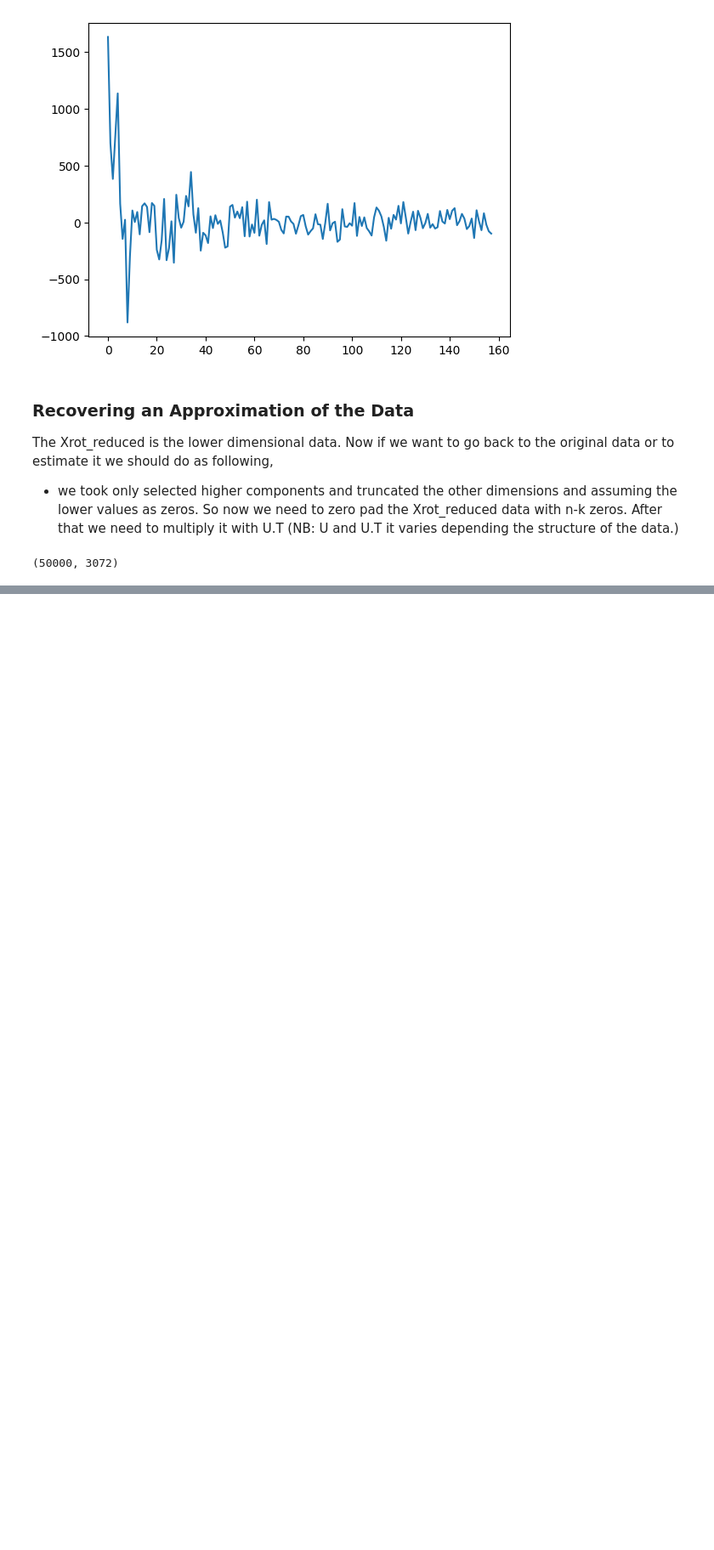
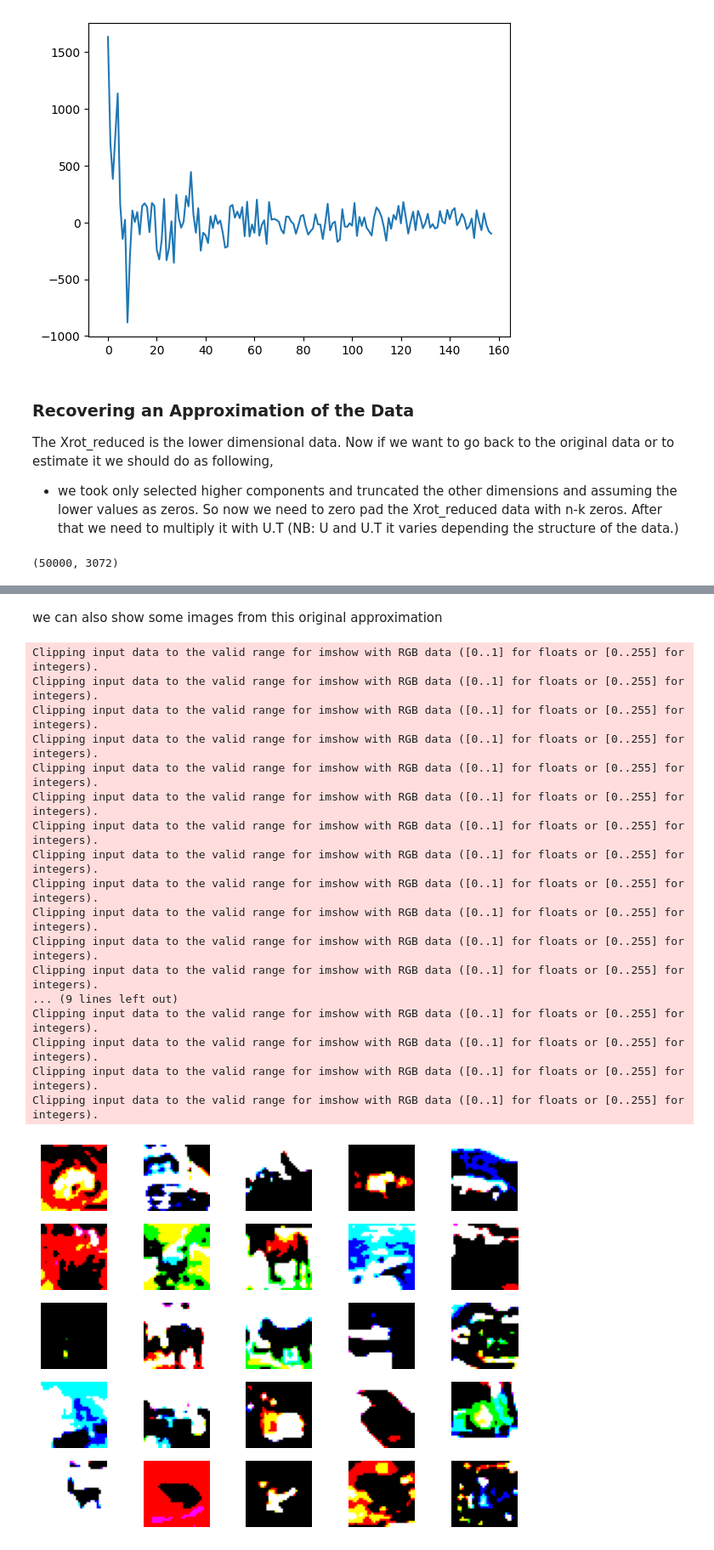
Before and after one commit to khalequzzamanlikhon/DeepLearning-ComputerVision, a Jupyter notebook: 05-Neural Networks/02-DataPreprocessing.ipynb, the cells around one changed output, grey strips where cells are left out. Shown at 85% size. Cells and saved outputs as stored; diff of their text form; code cells hidden in the pictures; blank space fills up the shorter version.

```diff
--- a/05-Neural Networks/02-DataPreprocessing.ipynb
+++ b/05-Neural Networks/02-DataPreprocessing.ipynb
@@ -372,0 +406,30 @@ plt.plot(ot)
+# %% [markdown]
+we can also show some images from this original approximation
+# %%
+# display some random training images in a 25x25 grid
+for m in range(5*5):
+          img=orig_approximation[m].reshape(32,32,3)
+          plt.subplot(5,5,m+1)
+          plt.imshow(img)
+          plt.axis('off')
+plt.tight_layout() #Adjust subplot spacing for a cleaner layout
+plt.show()
+# %% [output]
+Clipping input data to the valid range for imshow with RGB data ([0..1] for floats or [0..255] for integers).
+Clipping input data to the valid range for imshow with RGB data ([0..1] for floats or [0..255] for integers).
+Clipping input data to the valid range for imshow with RGB data ([0..1] for floats or [0..255] for integers).
+Clipping input data to the valid range for imshow with RGB data ([0..1] for floats or [0..255] for integers).
+Clipping input data to the valid range for imshow with RGB data ([0..1] for floats or [0..255] for integers).
+Clipping input data to the valid range for imshow with RGB data ([0..1] for floats or [0..255] for integers).
+Clipping input data to the valid range for imshow with RGB data ([0..1] for floats or [0..255] for integers).
+Clipping input data to the valid range for imshow with RGB data ([0..1] for floats or [0..255] for integers).
+Clipping input data to the valid range for imshow with RGB data ([0..1] for floats or [0..255] for integers).
+Clipping input data to the valid range for imshow with RGB data ([0..1] for floats or [0..255] for integers).
+Clipping input data to the valid range for imshow with RGB data ([0..1] for floats or [0..255] for integers).
+Clipping input data to the valid range for imshow with RGB data ([0..1] for floats or [0..255] for integers).
+... (9 lines left out)
+Clipping input data to the valid range for imshow with RGB data ([0..1] for floats or [0..255] for integers).
+Clipping input data to the valid range for imshow with RGB data ([0..1] for floats or [0..255] for integers).
+Clipping input data to the valid range for imshow with RGB data ([0..1] for floats or [0..255] for integers).
+Clipping input data to the valid range for imshow with RGB data ([0..1] for floats or [0..255] for integers).
+[figure, added]
```
Also changed, not shown: parts of 24 cells of this notebook.
